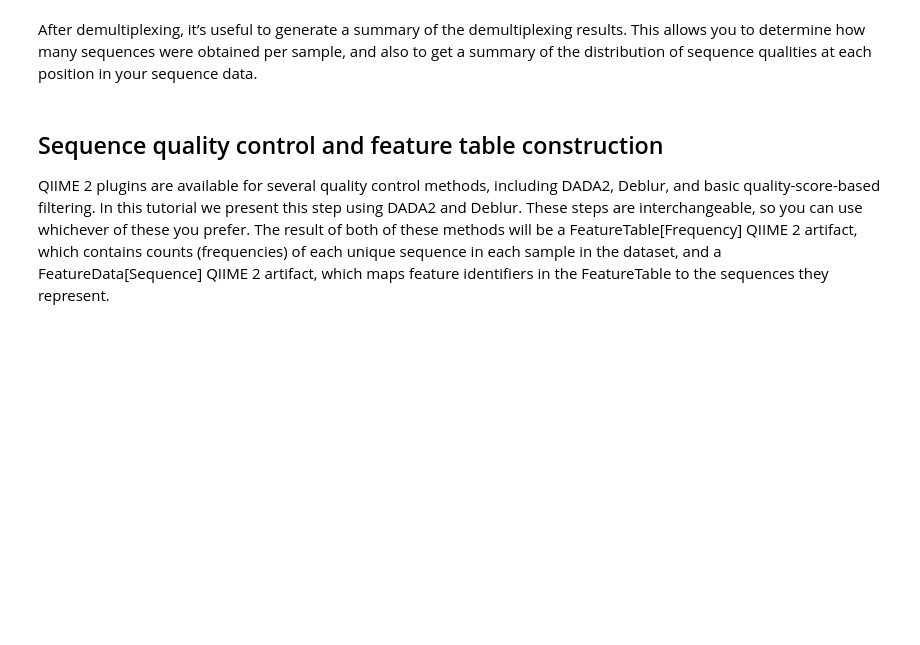
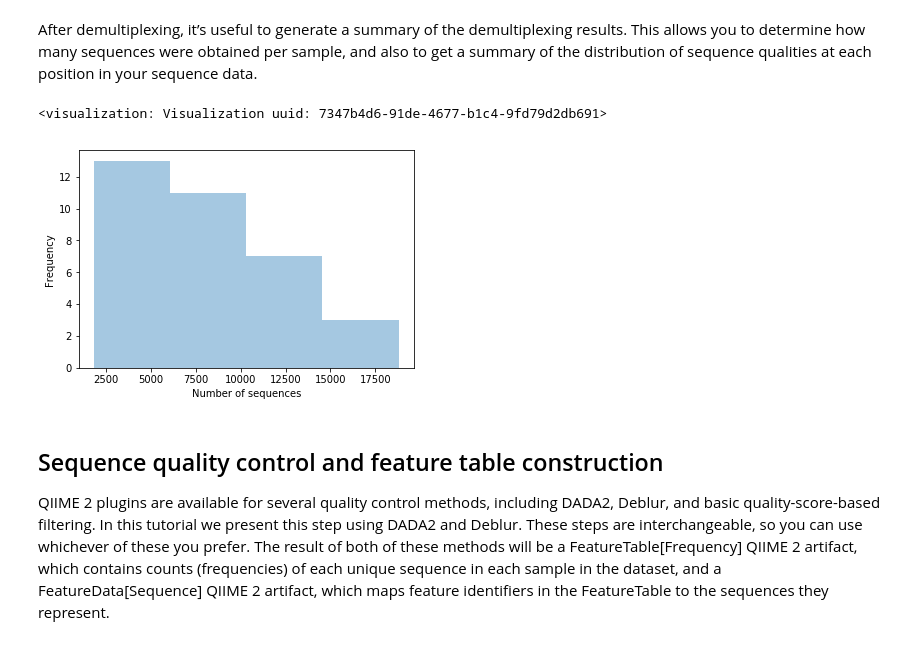
Before and after one commit to tkosciol/q2-notebooks, a Jupyter notebook: q2-moving-pictures.ipynb, the cells around one changed output. Cells and saved outputs as stored; diff of their text form; code cells hidden in the pictures; blank space fills up the shorter version.

```diff
--- a/q2-moving-pictures.ipynb
+++ b/q2-moving-pictures.ipynb
@@ -30,0 +24,3 @@ workdir='/Users/qiime2/qiime2-moving-pictures-tutorial'
+# %%
+workdir='/Users/tomasz/tmp/qiime2_workshop/qiime2-moving-pictures-tutorial'
+%cd $workdir
@@ -67,7 +113,10 @@ demux_sequences = demux.methods.emp_single(single_end_sequences,
 After demultiplexing, it’s useful to generate a summary of the demultiplexing results. This allows you to determine how many sequences were obtained per sample, and also to get a summary of the distribution of sequence qualities at each position in your sequence data.
 # %%
 demux_summary = demux.visualizers.summarize(demux_sequences.per_sample_sequences)
-q2view(demux_summary)
+demux_summary.visualization
+# %% [output]
+<visualization: Visualization uuid: 7347b4d6-91de-4677-b1c4-9fd79d2db691>
+[figure, added]
 # %% [markdown]
 ## Sequence quality control and feature table construction
 QIIME 2 plugins are available for several quality control methods, including DADA2, Deblur, and basic quality-score-based filtering. In this tutorial we present this step using DADA2 and Deblur. These steps are interchangeable, so you can use whichever of these you prefer. The result of both of these methods will be a FeatureTable[Frequency] QIIME 2 artifact, which contains counts (frequencies) of each unique sequence in each sample in the dataset, and a FeatureData[Sequence] QIIME 2 artifact, which maps feature identifiers in the FeatureTable to the sequences they represent.
```
Also changed, not shown: parts of 35 cells of this notebook.
